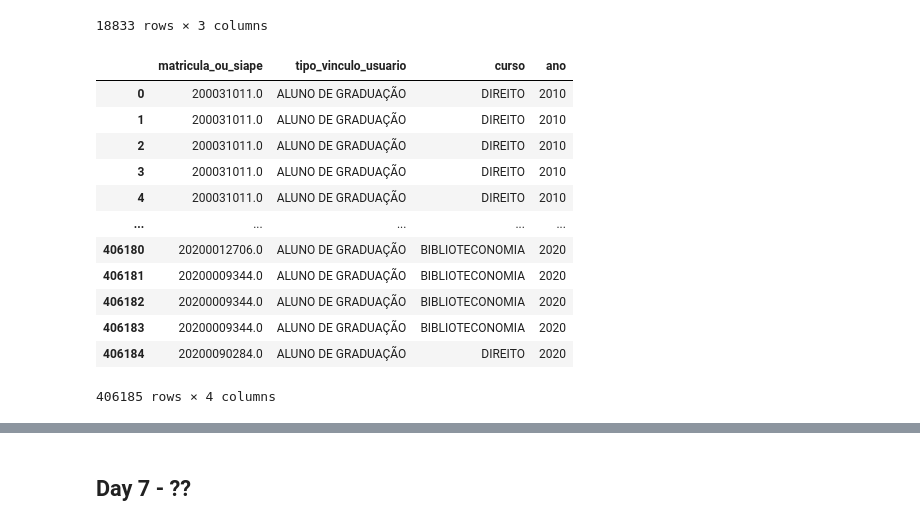
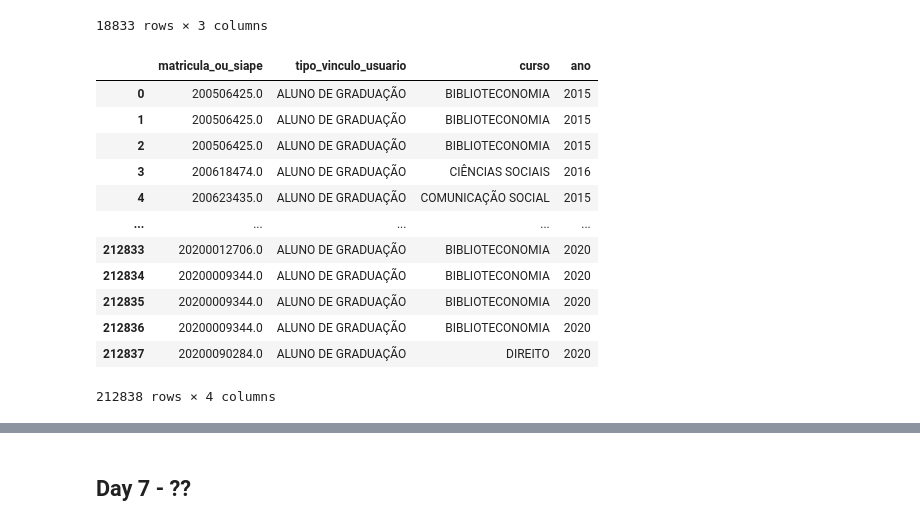
Before and after one commit to migueltosi/UFRN-Library-Data-Analysis, a Jupyter notebook: UFRN_Library.ipynb, the cells around one changed output, grey strips where cells are left out. Cells and saved outputs as stored; diff of their text form; code cells hidden in the pictures.

```diff
--- a/UFRN_Library.ipynb
+++ b/UFRN_Library.ipynb
@@ -944,20 +944,21 @@ users_analysis
 18833 rows × 3 columns
 # %%
 data_analysis = users_analysis.merge(date_analysis)
-data_analysis.columns = ('matricula_ou_siape', 'tipo_vinculo_usuario', 'curso', 'ano')
-data_analysis['ano'] = data_analysis['ano'].dt.year
+data_analysis = data_analysis[['matricula_ou_siape', 'tipo_vinculo_usuario', 'curso', 'data_emprestimo']]
+data_analysis['data_emprestimo'] = data_analysis['data_emprestimo'].dt.year
+data_analysis.columns = [['matricula_ou_siape', 'tipo_vinculo_usuario', 'curso', 'ano']]
 data_analysis
 # %% [output]
 |  | matricula_ou_siape | tipo_vinculo_usuario | curso | ano |
-| 0 | 200031011.0 | ALUNO DE GRADUAÇÃO | DIREITO | 2010 |
-| 1 | 200031011.0 | ALUNO DE GRADUAÇÃO | DIREITO | 2010 |
-| 2 | 200031011.0 | ALUNO DE GRADUAÇÃO | DIREITO | 2010 |
-| 3 | 200031011.0 | ALUNO DE GRADUAÇÃO | DIREITO | 2010 |
-| 4 | 200031011.0 | ALUNO DE GRADUAÇÃO | DIREITO | 2010 |
+| 0 | 200506425.0 | ALUNO DE GRADUAÇÃO | BIBLIOTECONOMIA | 2015 |
+| 1 | 200506425.0 | ALUNO DE GRADUAÇÃO | BIBLIOTECONOMIA | 2015 |
+| 2 | 200506425.0 | ALUNO DE GRADUAÇÃO | BIBLIOTECONOMIA | 2015 |
+| 3 | 200618474.0 | ALUNO DE GRADUAÇÃO | CIÊNCIAS SOCIAIS | 2016 |
+| 4 | 200623435.0 | ALUNO DE GRADUAÇÃO | COMUNICAÇÃO SOCIAL | 2015 |
 | ... | ... | ... | ... | ... |
-| 406180 | 20200012706.0 | ALUNO DE GRADUAÇÃO | BIBLIOTECONOMIA | 2020 |
-| 406181 | 20200009344.0 | ALUNO DE GRADUAÇÃO | BIBLIOTECONOMIA | 2020 |
-| 406182 | 20200009344.0 | ALUNO DE GRADUAÇÃO | BIBLIOTECONOMIA | 2020 |
-| 406183 | 20200009344.0 | ALUNO DE GRADUAÇÃO | BIBLIOTECONOMIA | 2020 |
-| 406184 | 20200090284.0 | ALUNO DE GRADUAÇÃO | DIREITO | 2020 |
+| 212833 | 20200012706.0 | ALUNO DE GRADUAÇÃO | BIBLIOTECONOMIA | 2020 |
+| 212834 | 20200009344.0 | ALUNO DE GRADUAÇÃO | BIBLIOTECONOMIA | 2020 |
+| 212835 | 20200009344.0 | ALUNO DE GRADUAÇÃO | BIBLIOTECONOMIA | 2020 |
+| 212836 | 20200009344.0 | ALUNO DE GRADUAÇÃO | BIBLIOTECONOMIA | 2020 |
+| 212837 | 20200090284.0 | ALUNO DE GRADUAÇÃO | DIREITO | 2020 |
-406185 rows × 4 columns
+212838 rows × 4 columns
```
Also changed, not shown: parts of 5 cells of this notebook.
